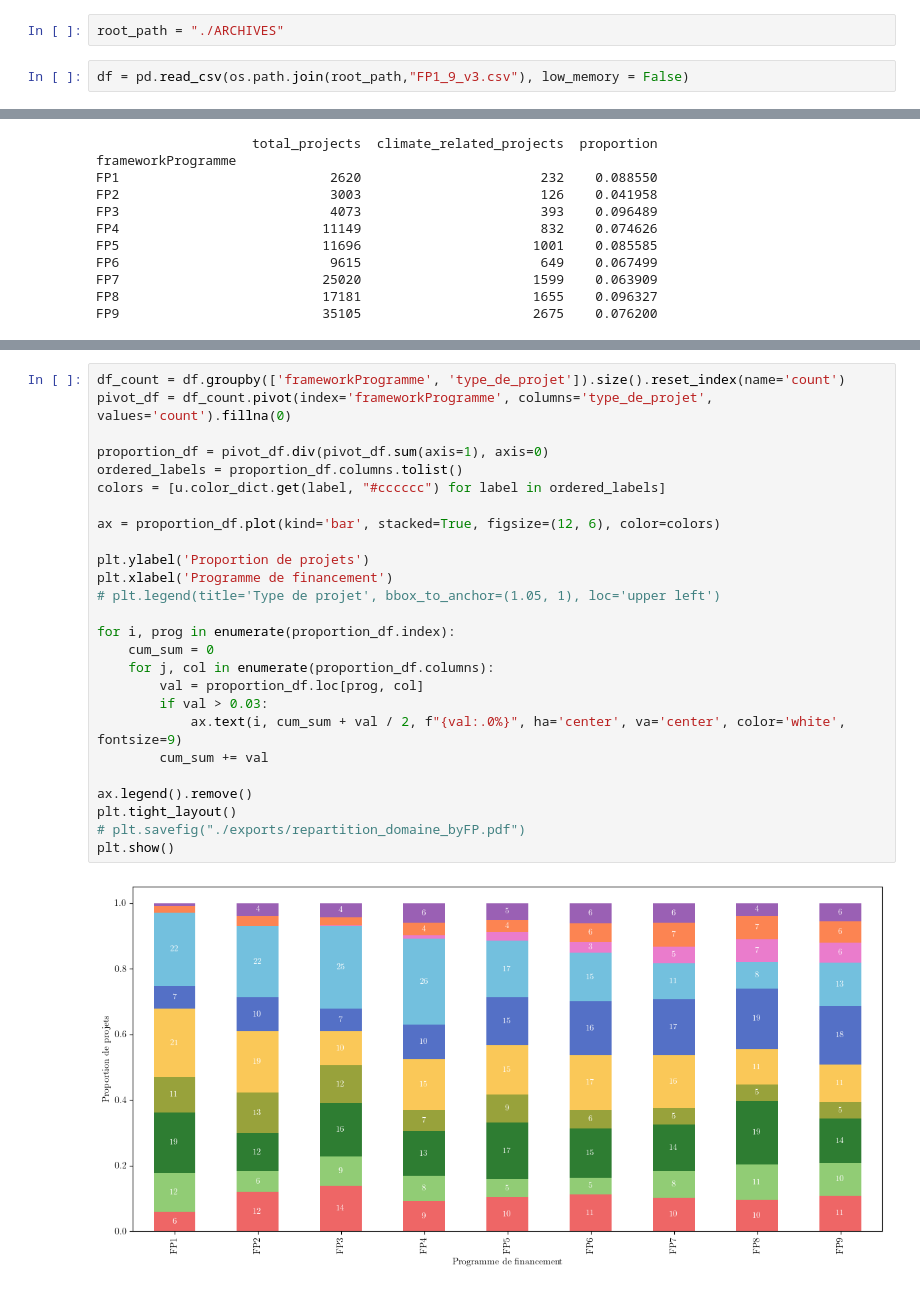
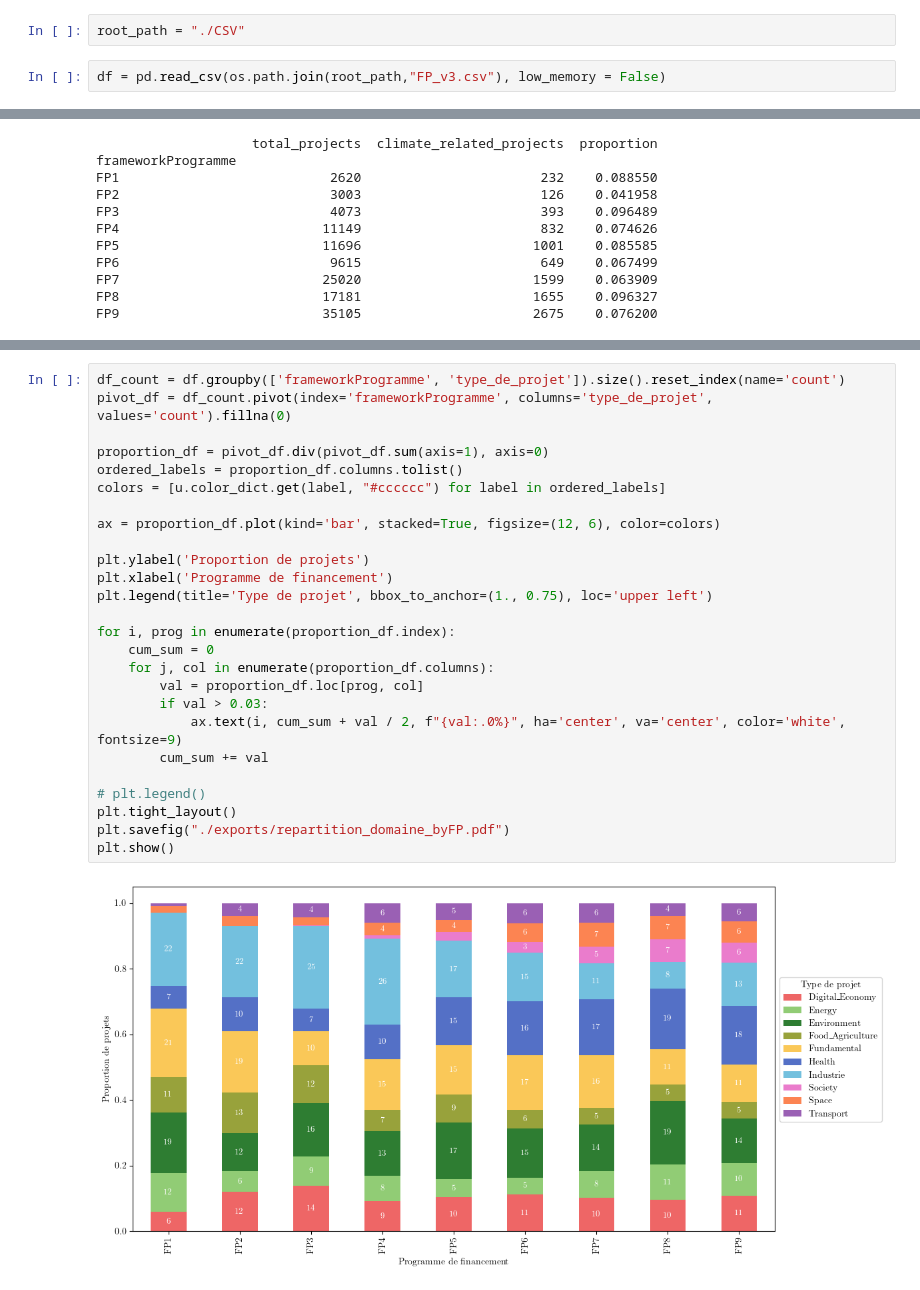
Before and after one commit to RobinBARS/AAP_MAE, a Jupyter notebook: archive.ipynb, the cells around one changed output, grey strips where cells are left out. Cells and saved outputs as stored; diff of their text form.

```diff
--- a/archive.ipynb
+++ b/archive.ipynb
@@ -30,4 +27,4 @@ The autoreload extension is already loaded. To reload it, use:
 # %%
-root_path = "./ARCHIVES"
+root_path = "./CSV"
 # %%
-df = pd.read_csv(os.path.join(root_path,"FP1_9_v3.csv"), low_memory = False)
+df = pd.read_csv(os.path.join(root_path,"FP_v3.csv"), low_memory = False)
@@ -380,29 +355,29 @@ plt.show()
 # %%
 df_count = df.groupby(['frameworkProgramme', 'type_de_projet']).size().reset_index(name='count')
 pivot_df = df_count.pivot(index='frameworkProgramme', columns='type_de_projet', values='count').fillna(0)
 
 proportion_df = pivot_df.div(pivot_df.sum(axis=1), axis=0)
 ordered_labels = proportion_df.columns.tolist()
 colors = [u.color_dict.get(label, "#cccccc") for label in ordered_labels]
 
 ax = proportion_df.plot(kind='bar', stacked=True, figsize=(12, 6), color=colors)
 
 plt.ylabel('Proportion de projets')
 plt.xlabel('Programme de financement')
-# plt.legend(title='Type de projet', bbox_to_anchor=(1.05, 1), loc='upper left')
+plt.legend(title='Type de projet', bbox_to_anchor=(1., 0.75), loc='upper left')
 
 for i, prog in enumerate(proportion_df.index):
     cum_sum = 0
     for j, col in enumerate(proportion_df.columns):
         val = proportion_df.loc[prog, col]
         if val > 0.03:
             ax.text(i, cum_sum + val / 2, f"{val:.0%}", ha='center', va='center', color='white', fontsize=9)
         cum_sum += val
 
-ax.legend().remove()
+# plt.legend()
 plt.tight_layout()
-# plt.savefig("./exports/repartition_domaine_byFP.pdf")
+plt.savefig("./exports/repartition_domaine_byFP.pdf")
 plt.show()
 # %% [output]
-[figure, old version]
+[figure, new version]
 # %%
```
Also changed, not shown: parts of 7 cells of this notebook, 1 other file.
